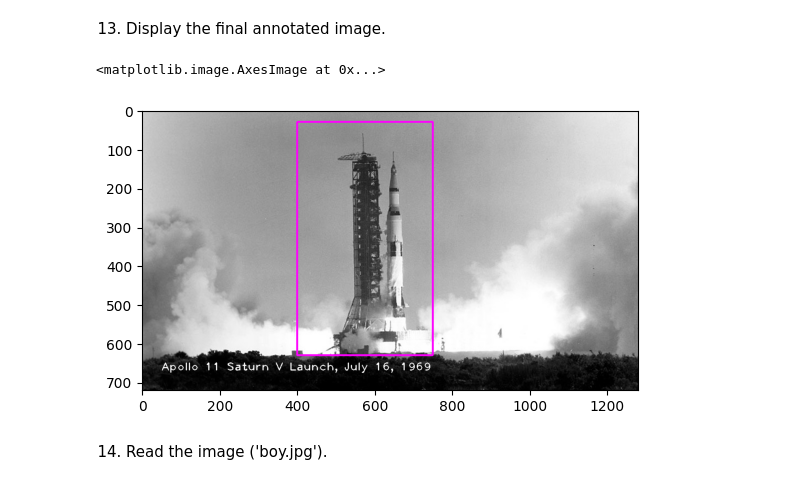
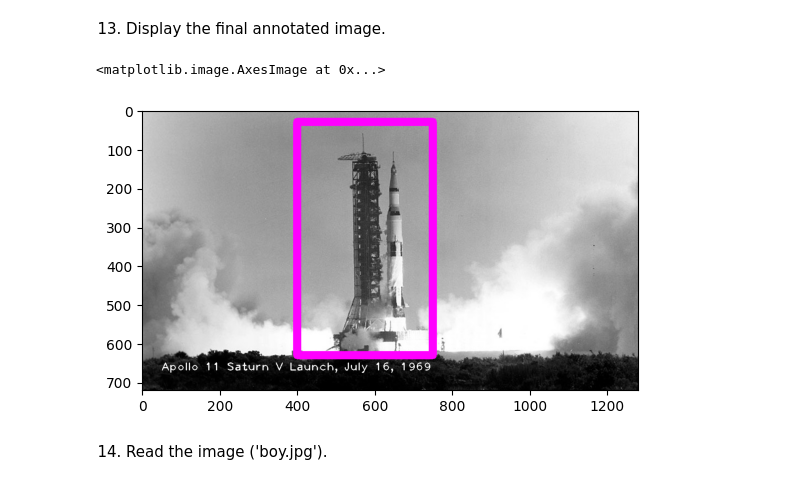
Before and after one commit to nithilans060306/Image-Handling-and-Pixel-Transformations-Using-OpenCV, a Jupyter notebook: Ex. 01 .ipynb, the cells around one changed output. Drawn from its saved outputs; the diff is of its cells as text; code cells hidden in the pictures.

```diff
--- a/Ex. 01 .ipynb
+++ b/Ex. 01 .ipynb
@@ -95,4 +102,5 @@ plt.imshow(apollo_img)
 # %%
 # rect_color = magenta
 # YOUR CODE HERE
-cv2.rectangle(apollo_img, (400, 30), (750, 630), (255, 0, 255), 3)
+apollo_rect = apollo_img.copy()
+rect = cv2.rectangle(apollo_rect, (400, 30), (750, 630), (255, 0, 255), 20)
@@ -117,10 +107,10 @@ array([[[213, 213, 213],
 # %% [markdown]
 13. Display the final annotated image.
 # %%
-plt.imshow(apollo_img)
+plt.imshow(apollo_rect)
 # %% [output]
 <matplotlib.image.AxesImage at 0x...>
-[figure, old version]
+[figure, new version]
 # %% [markdown]
 14. Read the image ('boy.jpg').
 # %%
```
Also changed, not shown: parts of 2 cells of this notebook.
